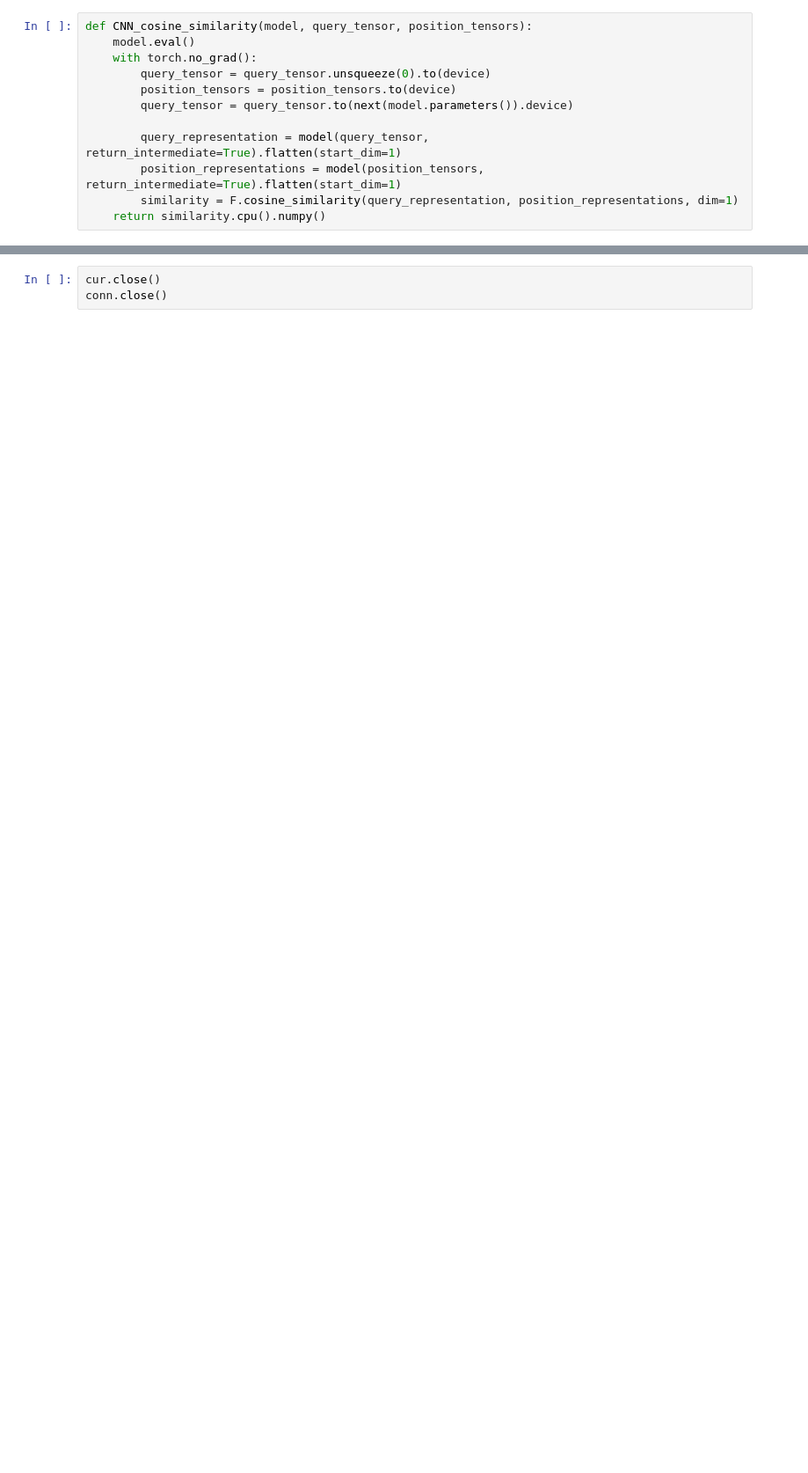
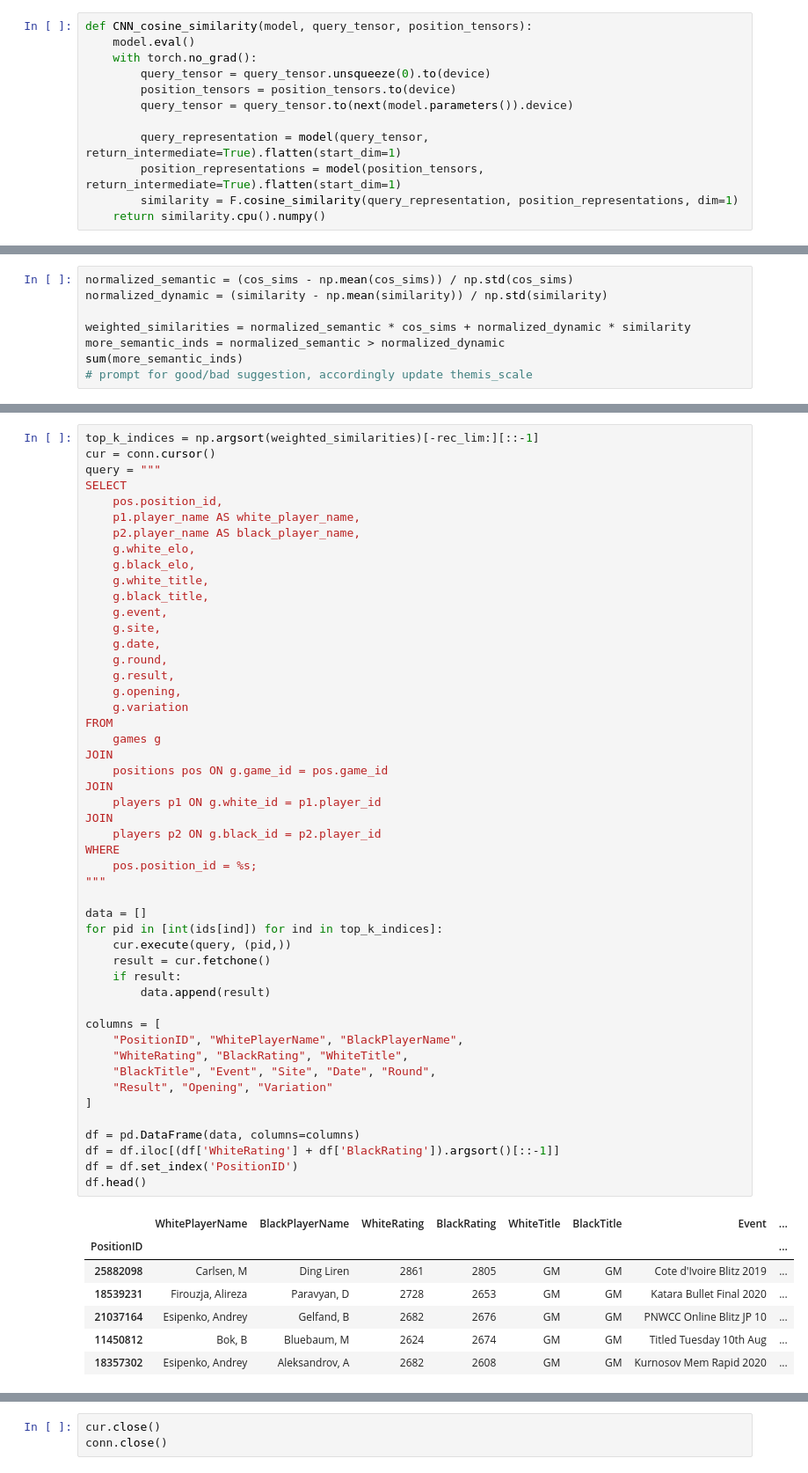
Before and after one commit to jimhcyang/ChessAnalytics_recommendation_and_vision, a Jupyter notebook: notebooks/yield_game.ipynb, the cells around one changed output, grey strips where cells are left out. Shown at 88% size. Saved outputs shown, nothing was run; the diff lists cells and outputs as text; blank space fills up the shorter version.

```diff
--- a/notebooks/yield_game.ipynb
+++ b/notebooks/yield_game.ipynb
@@ -179,0 +198,8 @@ Board('r1b1r1k1/pp1nqpp1/2p4p/3p4/3Pn3/2NBPN2/PPQ2PPP/R4RK1 w - - 0 1')
+# %%
+normalized_semantic = (cos_sims - np.mean(cos_sims)) / np.std(cos_sims)
+normalized_dynamic = (similarity - np.mean(similarity)) / np.std(similarity)
+
+weighted_similarities = normalized_semantic * cos_sims + normalized_dynamic * similarity
+more_semantic_inds = normalized_semantic > normalized_dynamic
+sum(more_semantic_inds)
+# prompt for good/bad suggestion, accordingly update themis_scale
@@ -179,0 +208,57 @@ Board('r1b1r1k1/pp1nqpp1/2p4p/3p4/3Pn3/2NBPN2/PPQ2PPP/R4RK1 w - - 0 1')
+# %%
+top_k_indices = np.argsort(weighted_similarities)[-rec_lim:][::-1]
+cur = conn.cursor()
+query = """
+SELECT
+    pos.position_id,
+    p1.player_name AS white_player_name,
+    p2.player_name AS black_player_name,
+    g.white_elo,
+    g.black_elo,
+    g.white_title,
+    g.black_title,
+    g.event,
+    g.site,
+    g.date,
+    g.round,
+    g.result,
+    g.opening,
+    g.variation
+FROM
+    games g
+JOIN
+    positions pos ON g.game_id = pos.game_id
+JOIN
+    players p1 ON g.white_id = p1.player_id
+JOIN
+    players p2 ON g.black_id = p2.player_id
+WHERE
+    pos.position_id = %s;
+"""
+
+data = []
+for pid in [int(ids[ind]) for ind in top_k_indices]:
+    cur.execute(query, (pid,))
+    result = cur.fetchone()
+    if result:
+        data.append(result)
+
+columns = [
+    "PositionID", "WhitePlayerName", "BlackPlayerName",
+    "WhiteRating", "BlackRating", "WhiteTitle",
+    "BlackTitle", "Event", "Site", "Date", "Round",
+    "Result", "Opening", "Variation"
+]
+
+df = pd.DataFrame(data, columns=columns)
+df = df.iloc[(df['WhiteRating'] + df['BlackRating']).argsort()[::-1]]
+df = df.set_index('PositionID')
+df.head()
+# %% [output]
+|  | WhitePlayerName | BlackPlayerName | WhiteRating | BlackRating | WhiteTitle | BlackTitle | Event | ... |
+| PositionID |  |  |  |  |  |  |  | ... |
+| 25882098 | Carlsen, M | Ding Liren | 2861 | 2805 | GM | GM | Cote d'Ivoire Blitz 2019 | ... |
+| 18539231 | Firouzja, Alireza | Paravyan, D | 2728 | 2653 | GM | GM | Katara Bullet Final 2020 | ... |
+| 21037164 | Esipenko, Andrey | Gelfand, B | 2682 | 2676 | GM | GM | PNWCC Online Blitz JP 10 | ... |
+| 11450812 | Bok, B | Bluebaum, M | 2624 | 2674 | GM | GM | Titled Tuesday 10th Aug | ... |
+| 18357302 | Esipenko, Andrey | Aleksandrov, A | 2682 | 2608 | GM | GM | Kurnosov Mem Rapid 2020 | ... |
```
Also changed, not shown: parts of 10 cells of this notebook, 1 other file.
